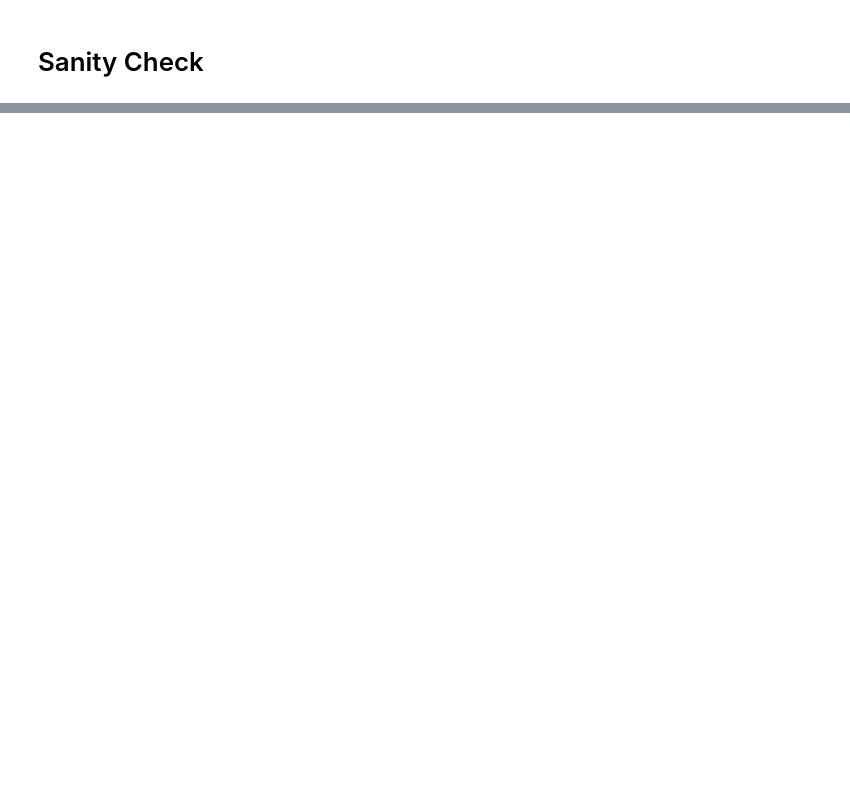
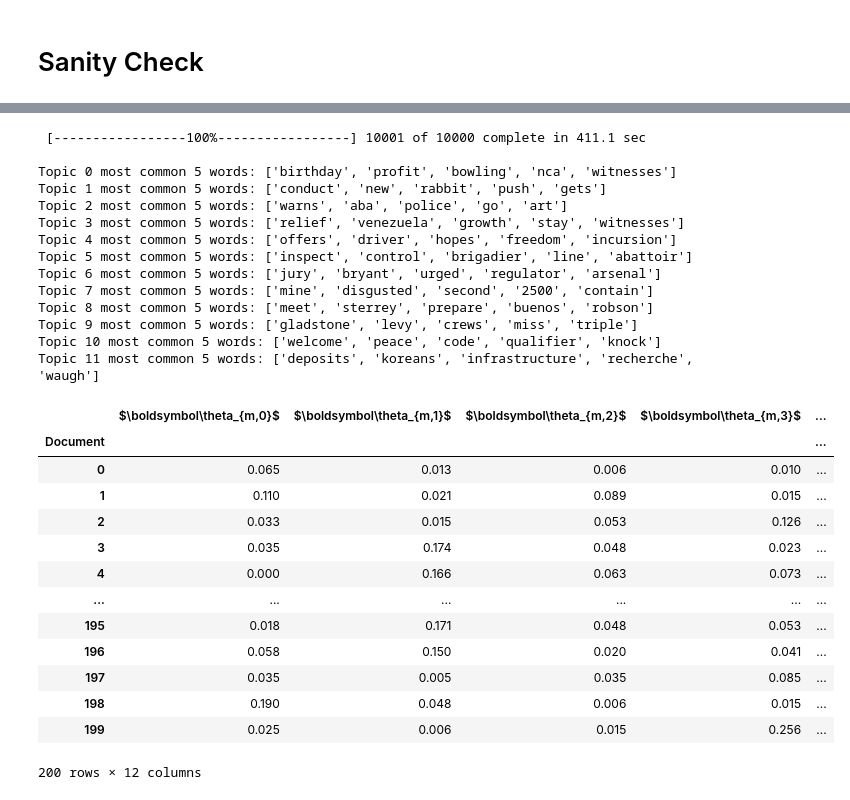
Before and after one commit to eduardagarici/master, a Jupyter notebook: pp/project 1/Agarici Eduard - 407 - Project 1.ipynb, the cells around one changed output, grey strips where cells are left out. Drawn from its saved outputs; the diff is of its cells as text; code cells hidden in the pictures; blank space fills up the shorter version.

```diff
--- a/pp/project 1/Agarici Eduard - 407 - Project 1.ipynb
+++ b/pp/project 1/Agarici Eduard - 407 - Project 1.ipynb
@@ -177,0 +304,44 @@ Phi's:
+# %%
+# Experiment 2 , K = 12
+docs_vectorized, words_dict = build_word_representation(processed_sentences, True)
+K = 12
+M = len(processed_sentences)
+V = len(words_dict)
+training = 10000
+burned = 1000
+alpha = 1
+beta = 1
+MCW = 5
+mcmc = build_model(docs_vectorized, K, M, V, alpha, beta, training, burned)
+build_most_common_words_in_topics(mcmc,M,K,words_dict,training - burned,MCW)
+df = build_dataframe(mcmc,M,K, training - burned)
+df
+# %% [output]
+ [-----------------100%-----------------] 10001 of 10000 complete in 411.1 sec
+
+Topic 0 most common 5 words: ['birthday', 'profit', 'bowling', 'nca', 'witnesses']
+Topic 1 most common 5 words: ['conduct', 'new', 'rabbit', 'push', 'gets']
+Topic 2 most common 5 words: ['warns', 'aba', 'police', 'go', 'art']
+Topic 3 most common 5 words: ['relief', 'venezuela', 'growth', 'stay', 'witnesses']
+Topic 4 most common 5 words: ['offers', 'driver', 'hopes', 'freedom', 'incursion']
+Topic 5 most common 5 words: ['inspect', 'control', 'brigadier', 'line', 'abattoir']
+Topic 6 most common 5 words: ['jury', 'bryant', 'urged', 'regulator', 'arsenal']
+Topic 7 most common 5 words: ['mine', 'disgusted', 'second', '2500', 'contain']
+Topic 8 most common 5 words: ['meet', 'sterrey', 'prepare', 'buenos', 'robson']
+Topic 9 most common 5 words: ['gladstone', 'levy', 'crews', 'miss', 'triple']
+Topic 10 most common 5 words: ['welcome', 'peace', 'code', 'qualifier', 'knock']
+Topic 11 most common 5 words: ['deposits', 'koreans', 'infrastructure', 'recherche', 'waugh']
+|  | $\boldsymbol\theta_{m,0}$ | $\boldsymbol\theta_{m,1}$ | $\boldsymbol\theta_{m,2}$ | $\boldsymbol\theta_{m,3}$ | ... |
+| Document |  |  |  |  | ... |
+| 0 | 0.065 | 0.013 | 0.006 | 0.010 | ... |
+| 1 | 0.110 | 0.021 | 0.089 | 0.015 | ... |
+| 2 | 0.033 | 0.015 | 0.053 | 0.126 | ... |
+| 3 | 0.035 | 0.174 | 0.048 | 0.023 | ... |
+| 4 | 0.000 | 0.166 | 0.063 | 0.073 | ... |
+| ... | ... | ... | ... | ... | ... |
+| 195 | 0.018 | 0.171 | 0.048 | 0.053 | ... |
+| 196 | 0.058 | 0.150 | 0.020 | 0.041 | ... |
+| 197 | 0.035 | 0.005 | 0.035 | 0.085 | ... |
+| 198 | 0.190 | 0.048 | 0.006 | 0.015 | ... |
+| 199 | 0.025 | 0.006 | 0.015 | 0.256 | ... |
+200 rows × 12 columns
```
Also changed, not shown: parts of 14 cells of this notebook, 2 other files.
